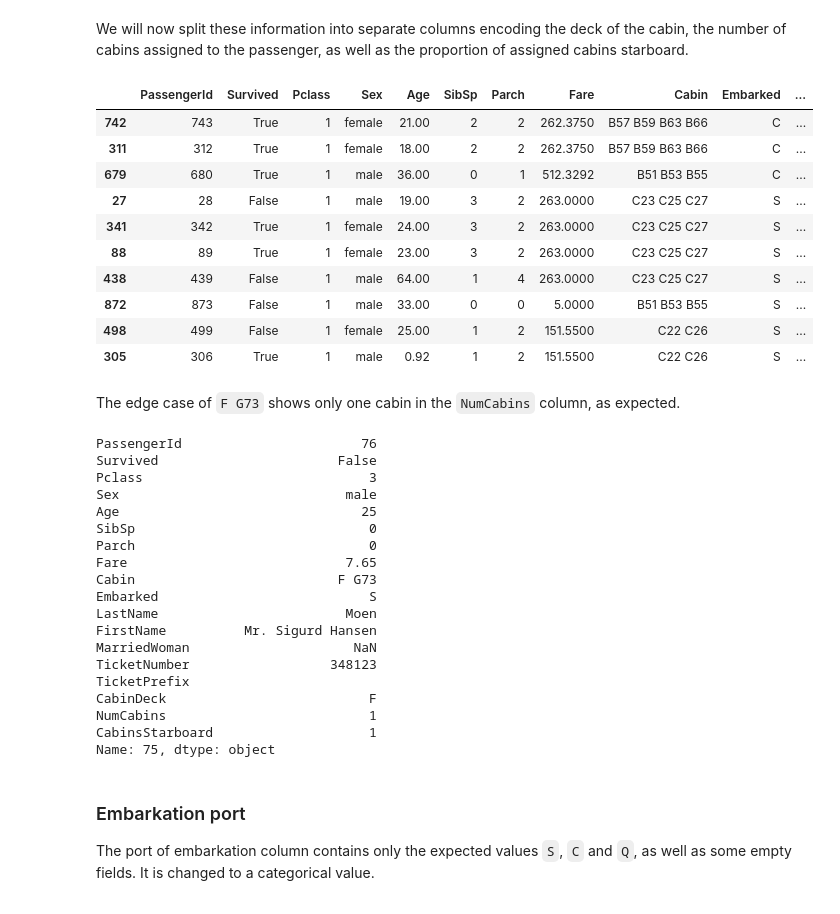
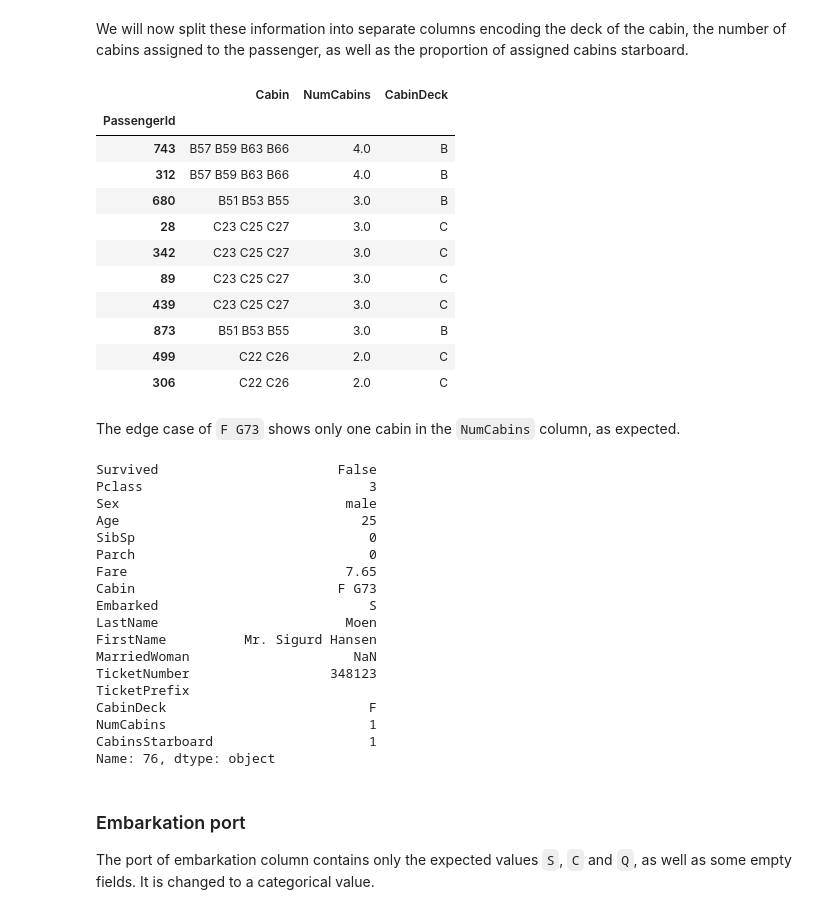
Before and after one commit to sunsided/DAND-Titanic, a Jupyter notebook: titanic.ipynb, the cells around one changed output. Cells and saved outputs as stored; diff of their text form; code cells hidden in the pictures.

```diff
--- a/titanic.ipynb
+++ b/titanic.ipynb
@@ -7,5 +7,6 @@ First we load up the dataset and take a look at the raw data in order to get an
 # %%
 import pandas as pd
 titanic = pd.read_csv('titanic-data.csv')
+titanic = titanic.set_index('PassengerId')
 titanic.head()
 # %% [output]
@@ -557,25 +539,25 @@ titanic['CabinDeck'] = titanic['Cabin'].apply(get_deck).astype('category')
 titanic['NumCabins'] = titanic['Cabin'].apply(get_num_cabins)
 titanic['CabinsStarboard'] = titanic['Cabin'].apply(get_is_starboard)
 # %%
-titanic.sort_values('NumCabins', ascending=False).head(n=10)
+titanic.sort_values('NumCabins', ascending=False)[['Cabin', 'NumCabins', 'CabinDeck']].head(n=10)
 # %% [output]
-|  | PassengerId | Survived | Pclass | Sex | Age | SibSp | Parch | Fare | Cabin | Embarked | ... |
-| 742 | 743 | True | 1 | female | 21.00 | 2 | 2 | 262.3750 | B57 B59 B63 B66 | C | ... |
-| 311 | 312 | True | 1 | female | 18.00 | 2 | 2 | 262.3750 | B57 B59 B63 B66 | C | ... |
-| 679 | 680 | True | 1 | male | 36.00 | 0 | 1 | 512.3292 | B51 B53 B55 | C | ... |
-| 27 | 28 | False | 1 | male | 19.00 | 3 | 2 | 263.0000 | C23 C25 C27 | S | ... |
-| 341 | 342 | True | 1 | female | 24.00 | 3 | 2 | 263.0000 | C23 C25 C27 | S | ... |
-| 88 | 89 | True | 1 | female | 23.00 | 3 | 2 | 263.0000 | C23 C25 C27 | S | ... |
-| 438 | 439 | False | 1 | male | 64.00 | 1 | 4 | 263.0000 | C23 C25 C27 | S | ... |
-| 872 | 873 | False | 1 | male | 33.00 | 0 | 0 | 5.0000 | B51 B53 B55 | S | ... |
-| 498 | 499 | False | 1 | female | 25.00 | 1 | 2 | 151.5500 | C22 C26 | S | ... |
-| 305 | 306 | True | 1 | male | 0.92 | 1 | 2 | 151.5500 | C22 C26 | S | ... |
+|  | Cabin | NumCabins | CabinDeck |
+| PassengerId |  |  |  |
+| 743 | B57 B59 B63 B66 | 4.0 | B |
+| 312 | B57 B59 B63 B66 | 4.0 | B |
+| 680 | B51 B53 B55 | 3.0 | B |
+| 28 | C23 C25 C27 | 3.0 | C |
+| 342 | C23 C25 C27 | 3.0 | C |
+| 89 | C23 C25 C27 | 3.0 | C |
+| 439 | C23 C25 C27 | 3.0 | C |
+| 873 | B51 B53 B55 | 3.0 | B |
+| 499 | C22 C26 | 2.0 | C |
+| 306 | C22 C26 | 2.0 | C |
 # %% [markdown]
 The edge case of `F G73` shows only one cabin in the `NumCabins` column, as expected.
 # %%
-titanic.loc[75]
+titanic.loc[76]
 # %% [output]
-PassengerId                       76
 Survived                       False
 Pclass                             3
 Sex                             male
@@ -593,7 +575,7 @@ TicketPrefix
 CabinDeck                          F
 NumCabins                          1
 CabinsStarboard                    1
-Name: 75, dtype: object
+Name: 76, dtype: object
 # %% [markdown]
 ### Embarkation port
 
```
Also changed, not shown: parts of 25 cells of this notebook.
